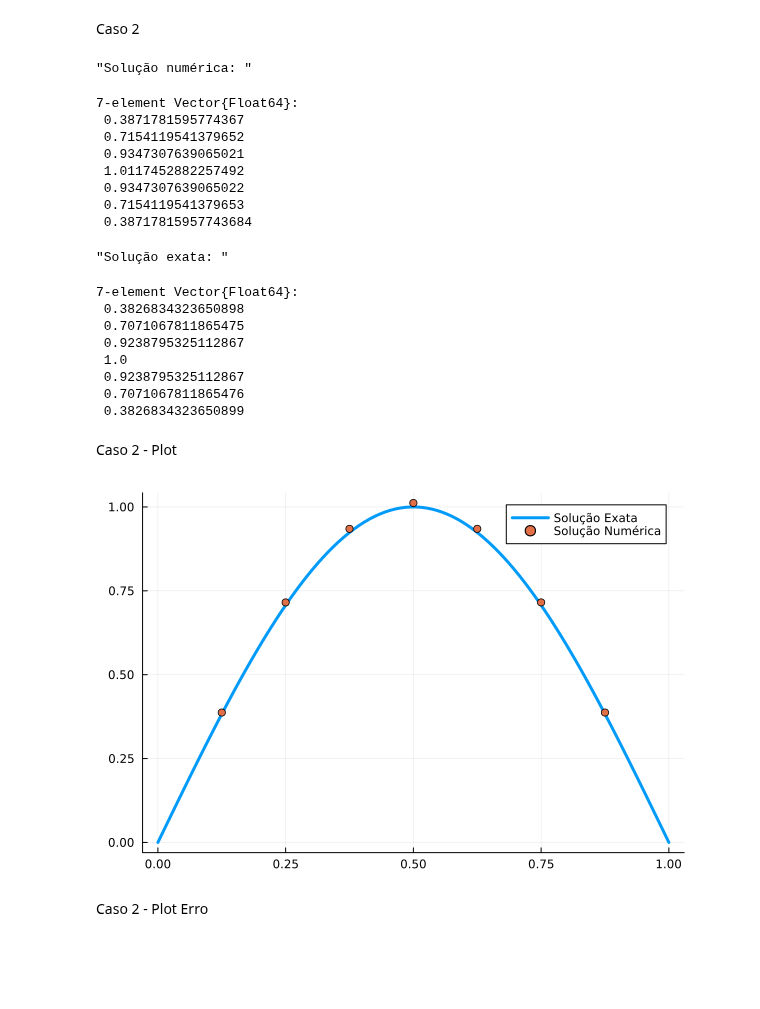
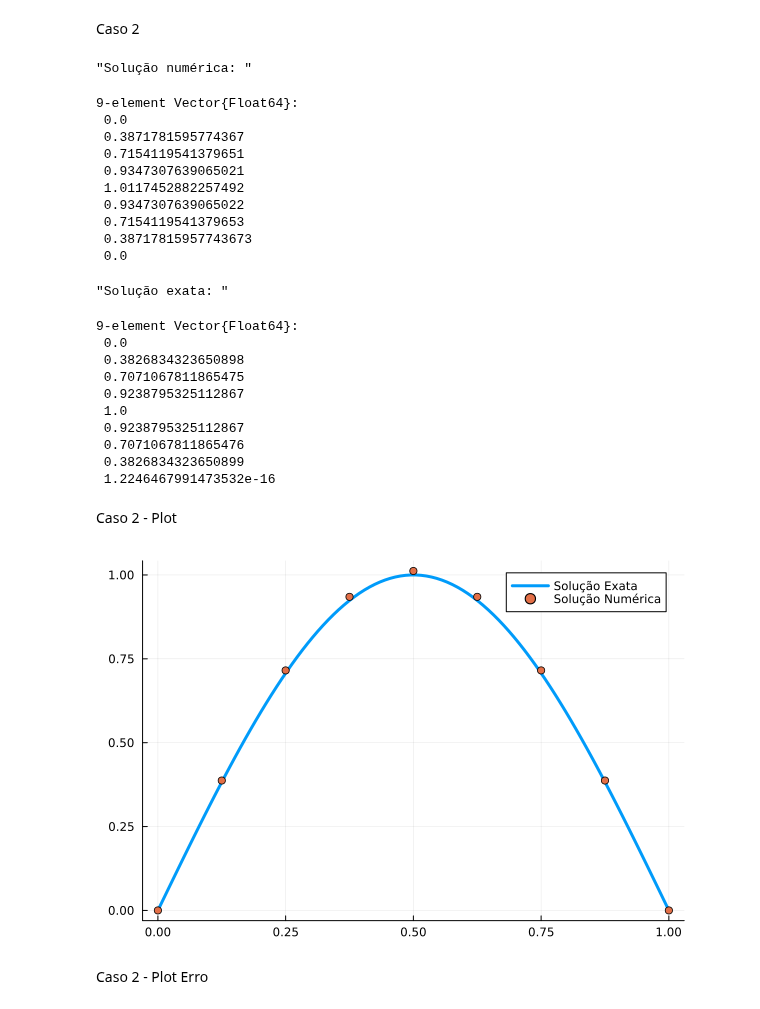
Before and after one commit to CarlosEduardoValladares/Elementos-Finitos-2024.2, a Jupyter notebook: elementos_finitos_01.ipynb, the cells around one changed output. Cells and saved outputs as stored; diff of their text form; code cells hidden in the pictures; blank space fills up the shorter version.

```diff
--- a/elementos_finitos_01.ipynb
+++ b/elementos_finitos_01.ipynb
@@ -164,26 +169,29 @@ Caso 2
 β = 1.0
 m = 7
 
-num_sol = solve_equation(α, β, m, f2)
+num_sol_2 = solve_equation(α, β, m, f2)
 exact_sol = solution_on_points(α, β, m, f2_solution)
 
 display("Solução numérica: ")
-display(num_sol)
+display(num_sol_2)
 
 display("Solução exata: ")
 display(exact_sol)
 # %% [output]
 "Solução numérica: "
-7-element Vector{Float64}:
+9-element Vector{Float64}:
+ 0.0
  0.3871781595774367
- 0.7154119541379652
+ 0.7154119541379651
  0.9347307639065021
  1.0117452882257492
  0.9347307639065022
  0.7154119541379653
- 0.38717815957743684
+ 0.38717815957743673
+ 0.0
 "Solução exata: "
-7-element Vector{Float64}:
+9-element Vector{Float64}:
+ 0.0
  0.3826834323650898
  0.7071067811865475
  0.9238795325112867
@@ -191,13 +199,12 @@ display(exact_sol)
  0.9238795325112867
  0.7071067811865476
  0.3826834323650899
+ 1.2246467991473532e-16
 # %% [markdown]
 Caso 2 - Plot
-# %%
-points = get_point.(1:m, Iterators.repeated(m, m))
-plot(f2_solution, range(0, 1, 100), lw=3, label="Solução Exata")
-plot!(points, num_sol, lw=3, seriestype=:scatter, label="Solução Numérica")
-# %% [output]
-[figure, removed]
+# %%
+plot_exact_and_numerical(m, f2_solution, num_sol_2)
+# %% [output]
+[figure, added]
 # %% [markdown]
 Caso 2 - Plot Erro
```
Also changed, not shown: parts of 20 cells of this notebook.
